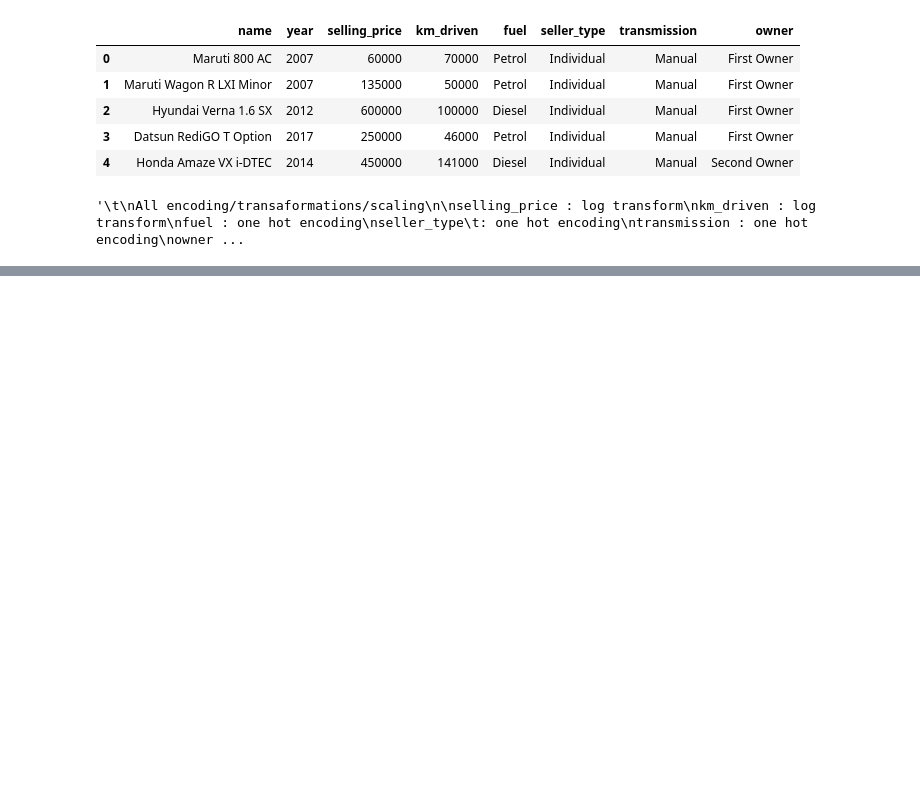
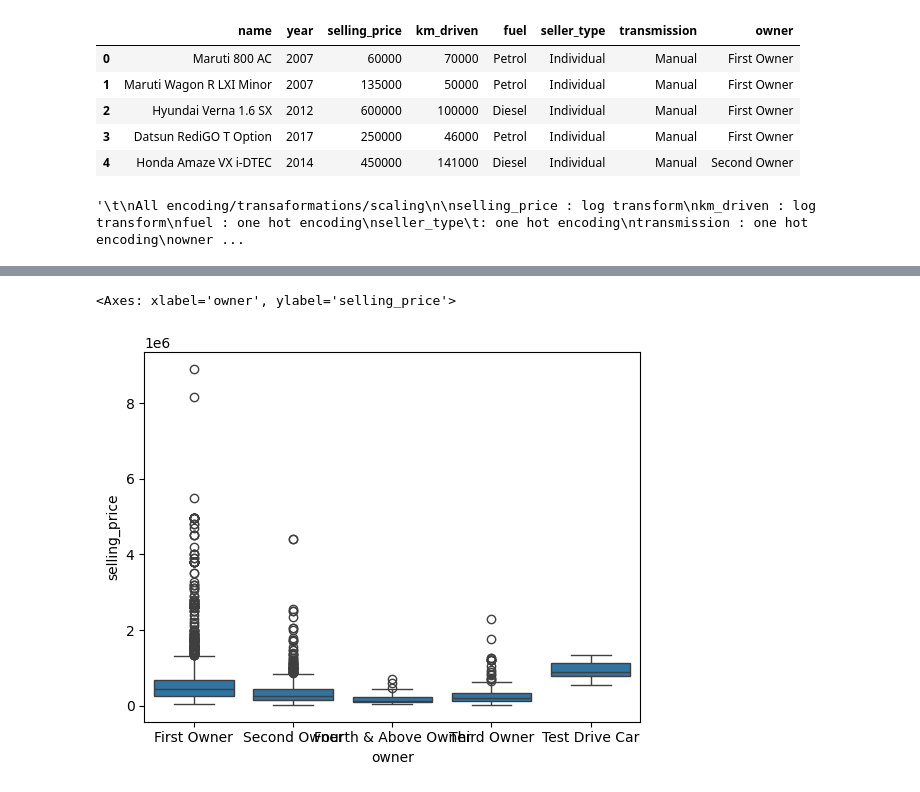
Before and after one commit to vsr01/ML-Practice, a Jupyter notebook: Linear Regression/Vehicle Dataset/linear_regression_vehicle.ipynb, the cells around one changed output, grey strips where cells are left out. Cells and saved outputs as stored; diff of their text form; code cells hidden in the pictures; blank space fills up the shorter version.

```diff
--- a/Linear Regression/Vehicle Dataset/linear_regression_vehicle.ipynb
+++ b/Linear Regression/Vehicle Dataset/linear_regression_vehicle.ipynb
@@ -216,0 +247,5 @@ R² Score: 0.6045
+# %%
+sns.boxplot(x=car_data['owner'], y=car_data['selling_price'])
+# %% [output]
+<Axes: xlabel='owner', ylabel='selling_price'>
+[figure, added]
```
Also changed, not shown: parts of 12 cells of this notebook.
